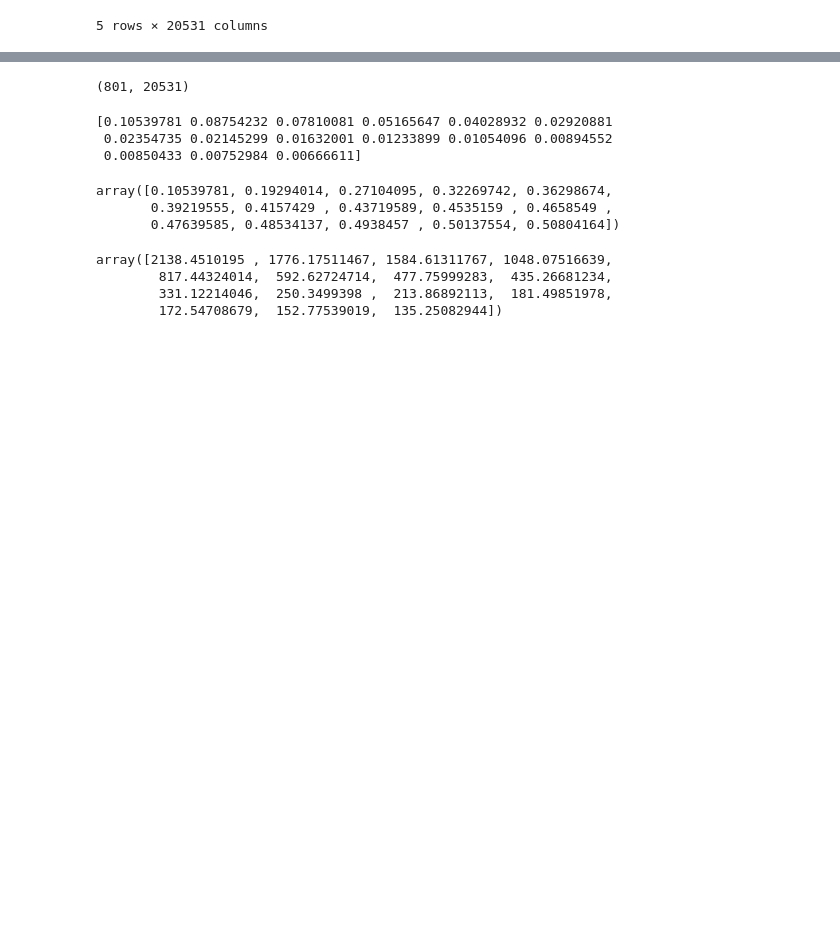
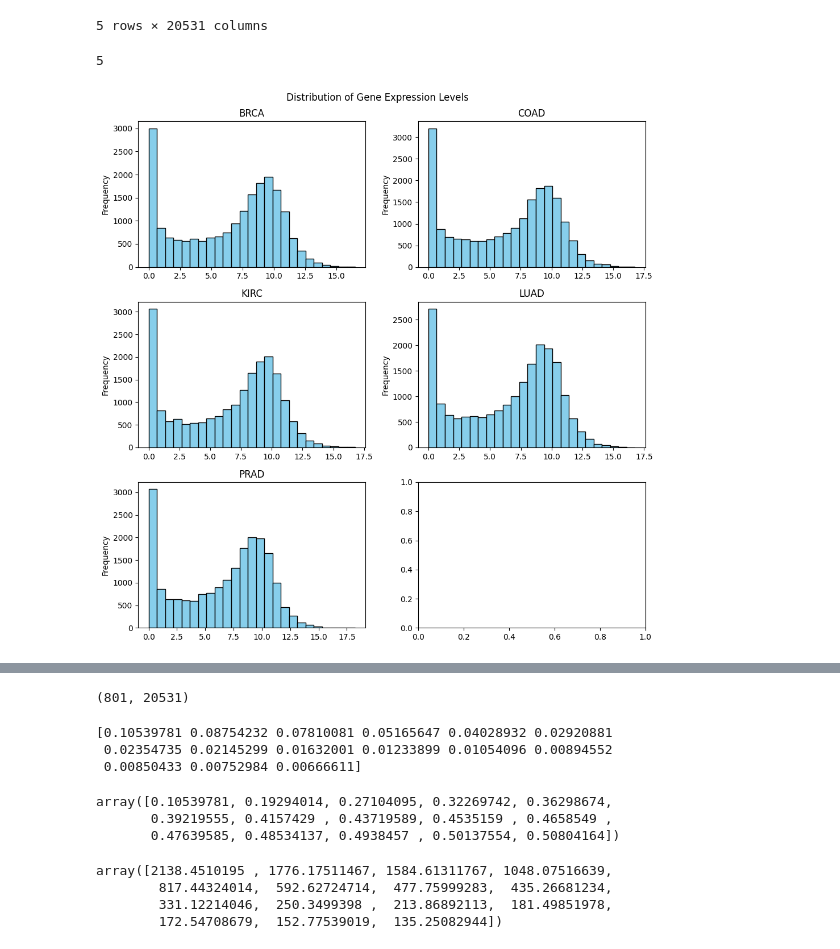
Before and after one commit to EdwinR01/DANA_4840, a Jupyter notebook: Edwin_DANA4840.ipynb, the cells around one changed output, grey strips where cells are left out. Saved outputs shown, nothing was run; the diff lists cells and outputs as text; code cells hidden in the pictures; blank space fills up the shorter version.

Commit message:
Histogram Distribution of the Mean of the Cancer added

```diff
--- a/Edwin_DANA4840.ipynb
+++ b/Edwin_DANA4840.ipynb
@@ -122,5 +133,22 @@ df_pivot
 | LUAD | 0.041088 | 3.358260 | 0.607541 | 10.517670 | 10.503698 | 3.754181 | 7.281878 | 7.041924 | 6.145042 | ... |
 | PRAD | 0.026544 | 3.441041 | 0.765608 | 10.282936 | 9.967433 | 1.949878 | 7.946141 | 8.529695 | 5.696368 | ... |
 5 rows × 20531 columns
+# %%
+df_pivot.shape[0]
+# %% [output]
+5
 # %%
-df_numerical
+# We will use the mean of the all samples across the genes to see the distribution of the data across the classes
+# We will make subplot of the histogram to see the distribution of the data across the classes
+
+cancer_names = df_pivot.index.tolist()
+fig, axes = plt.subplots(3, 2, figsize=(10, 10))
+fig.suptitle('Distribution of Gene Expression Levels')
+for i, ax in enumerate(cancer_names):
+    df_pivot.loc[ax].plot(kind="hist", ax=axes[i//2, i%2], title=ax,color='skyblue', edgecolor='black',bins=25)
+plt.tight_layout()
+plt.show()
+
+#df_brca=df_pivot.loc["BRCA"]
+# %% [output]
+[figure, added]
```
Also changed, not shown: parts of 5 cells of this notebook, 1 other file.
